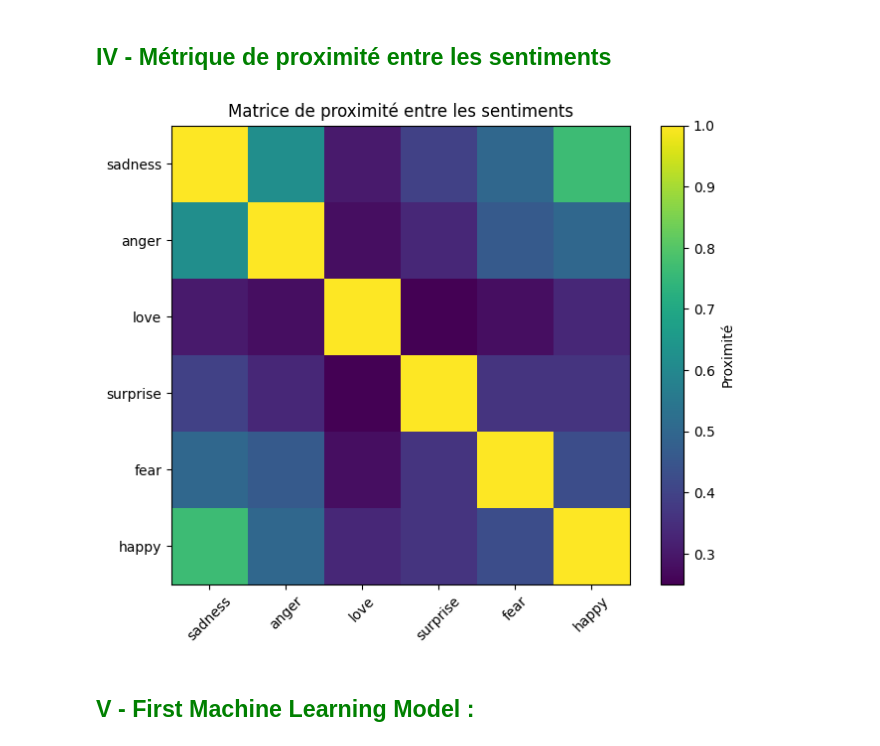
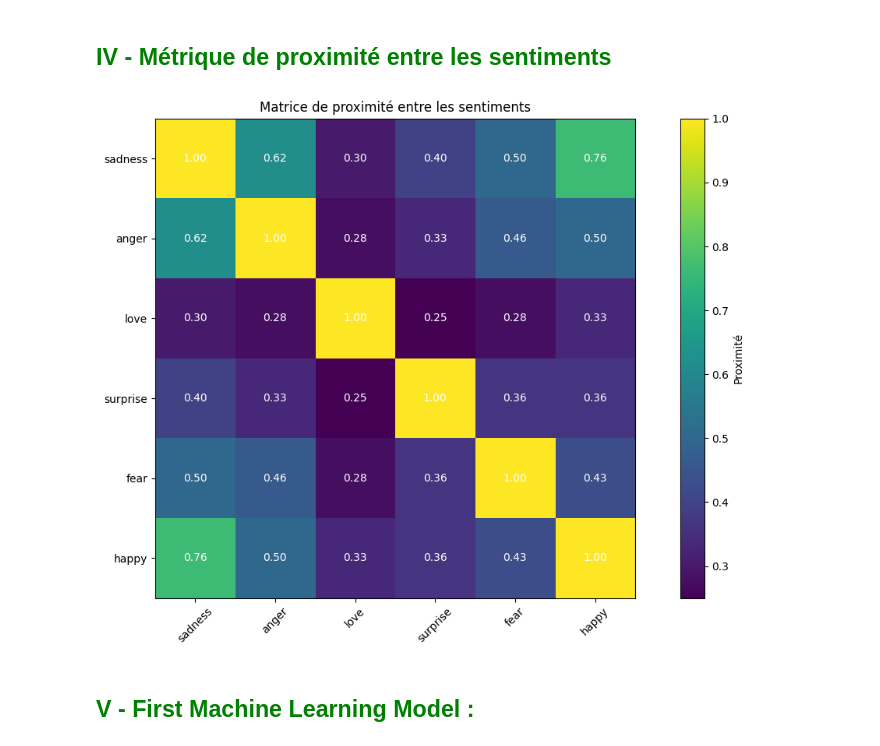
Before and after one commit to RolaMmss/R-aliser-un-site-de-suivi-de-patients-pour-un-psychologue, a Jupyter notebook: src/01-Preprocessing&first_Model.ipynb, the cells around one changed output. Cells and saved outputs as stored; diff of their text form; code cells hidden in the pictures.

Commit message:
chang matrix

```diff
--- a/src/01-Preprocessing&first_Model.ipynb
+++ b/src/01-Preprocessing&first_Model.ipynb
@@ -201,29 +202,36 @@ Emotion: happy
 # %%
 
 # Créer une matrice vide pour stocker la proximité entre les sentiments
 proximity_matrix = np.zeros((len(top_words_by_emotion), len(top_words_by_emotion)))
 
 # Calculer la proximité entre les sentiments
 for i, (emotion1, top_words1) in enumerate(top_words_by_emotion.items()):
     for j, (emotion2, top_words2) in enumerate(top_words_by_emotion.items()):
         # Calculer le nombre de mots en commun entre les deux sentiments
         common_words = set(top_words1) & set(top_words2)
 
         # Stocker la proximité normalisée entre les sentiments dans la matrice
         proximity_matrix[i, j] = len(common_words) / len(set(top_words1) | set(top_words2))
         # Remark : En divisant le nombre de mots en commun par le nombre total de mots distincts, nous obtenons une valeur de proximité normalisée entre 0 et 1.
         # Plus cette valeur est proche de 1, plus les sentiments sont similaires en termes de mots les plus courants.
 
-# Afficher la matrice de proximité sous forme de heatmap
-plt.figure(figsize=(8, 6))
+
+# Afficher la matrice de proximité sous forme de heatmap avec annotations
+plt.figure(figsize=(15, 8))
 plt.imshow(proximity_matrix, cmap='viridis')
+
+# Ajouter les annotations des valeurs sur chaque carré de la matrice
+for i in range(len(top_words_by_emotion)):
+    for j in range(len(top_words_by_emotion)):
+        plt.text(j, i, f'{proximity_matrix[i, j]:.2f}', ha='center', va='center', color='white')
+
 plt.xticks(np.arange(len(top_words_by_emotion)), top_words_by_emotion.keys(), rotation=45)
 plt.yticks(np.arange(len(top_words_by_emotion)), top_words_by_emotion.keys())
 plt.colorbar(label='Proximité')
 plt.title('Matrice de proximité entre les sentiments')
 plt.show()
 # %% [output]
-[figure, old version]
+[figure, new version]
 # %% [markdown]
 ## <font color="green"> V - First Machine Learning Model : </font>
 # %%
```
Also changed, not shown: parts of 1 cell of this notebook.
